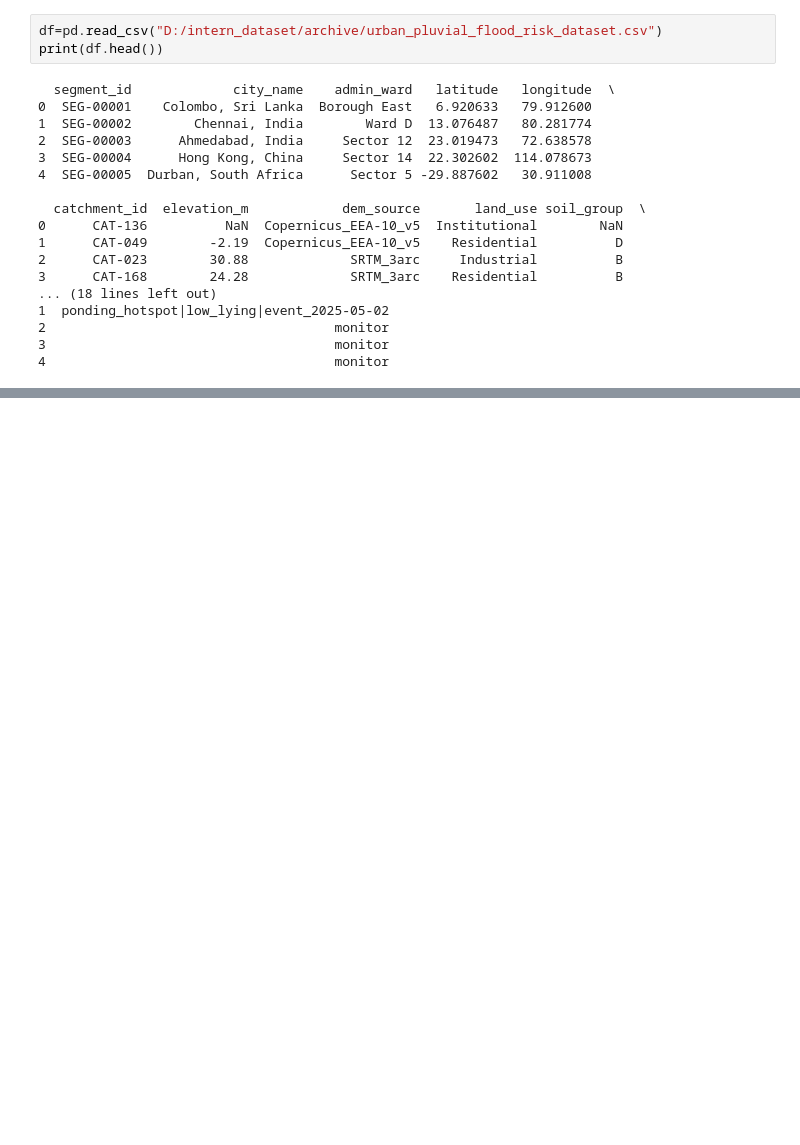
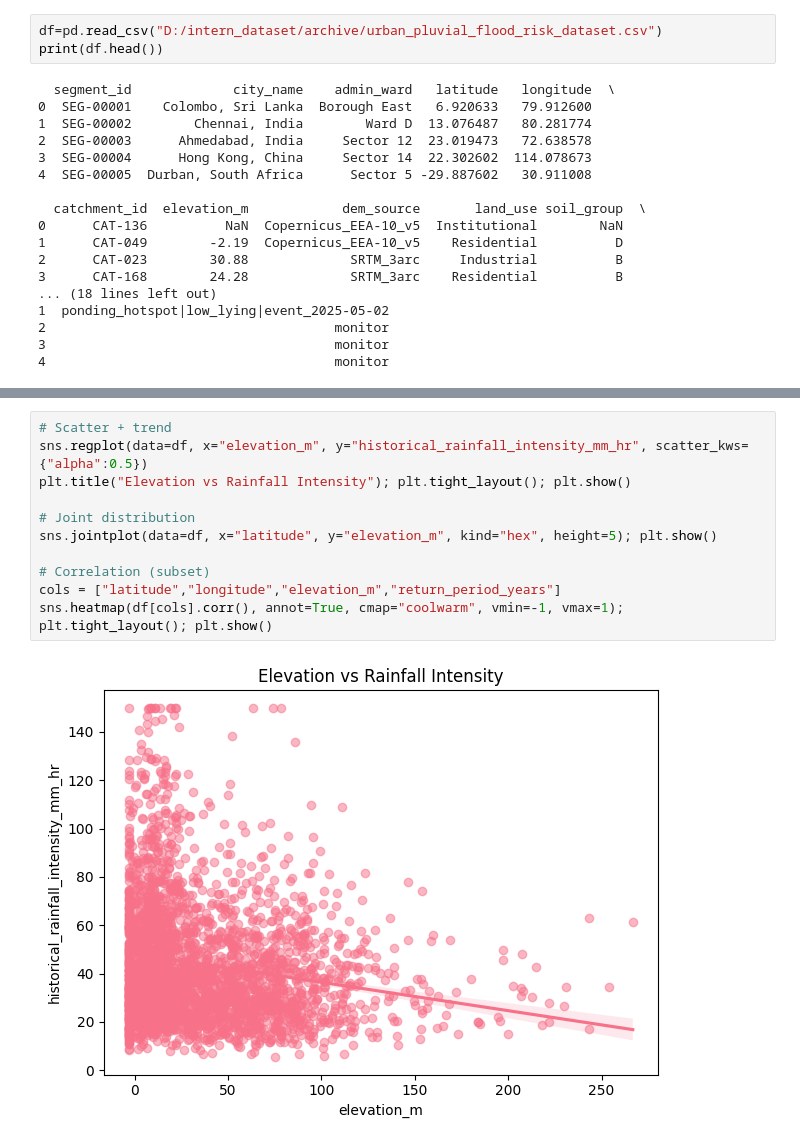
Before and after one commit to suzzk13/Urban_Flood_Risk, a Jupyter notebook: flood_risk.ipynb, the cells around one changed output, grey strips where cells are left out. Drawn from its saved outputs; the diff is of its cells as text; blank space fills up the shorter version.

```diff
--- a/flood_risk.ipynb
+++ b/flood_risk.ipynb
@@ -75,0 +331,13 @@ dtype: int64
+# %%
+# Scatter + trend
+sns.regplot(data=df, x="elevation_m", y="historical_rainfall_intensity_mm_hr", scatter_kws={"alpha":0.5})
+plt.title("Elevation vs Rainfall Intensity"); plt.tight_layout(); plt.show()
+
+# Joint distribution
+sns.jointplot(data=df, x="latitude", y="elevation_m", kind="hex", height=5); plt.show()
+
+# Correlation (subset)
+cols = ["latitude","longitude","elevation_m","return_period_years"]
+sns.heatmap(df[cols].corr(), annot=True, cmap="coolwarm", vmin=-1, vmax=1); plt.tight_layout(); plt.show()
+# %% [output]
+[figure, added]
```
Also changed, not shown: parts of 23 cells of this notebook.
